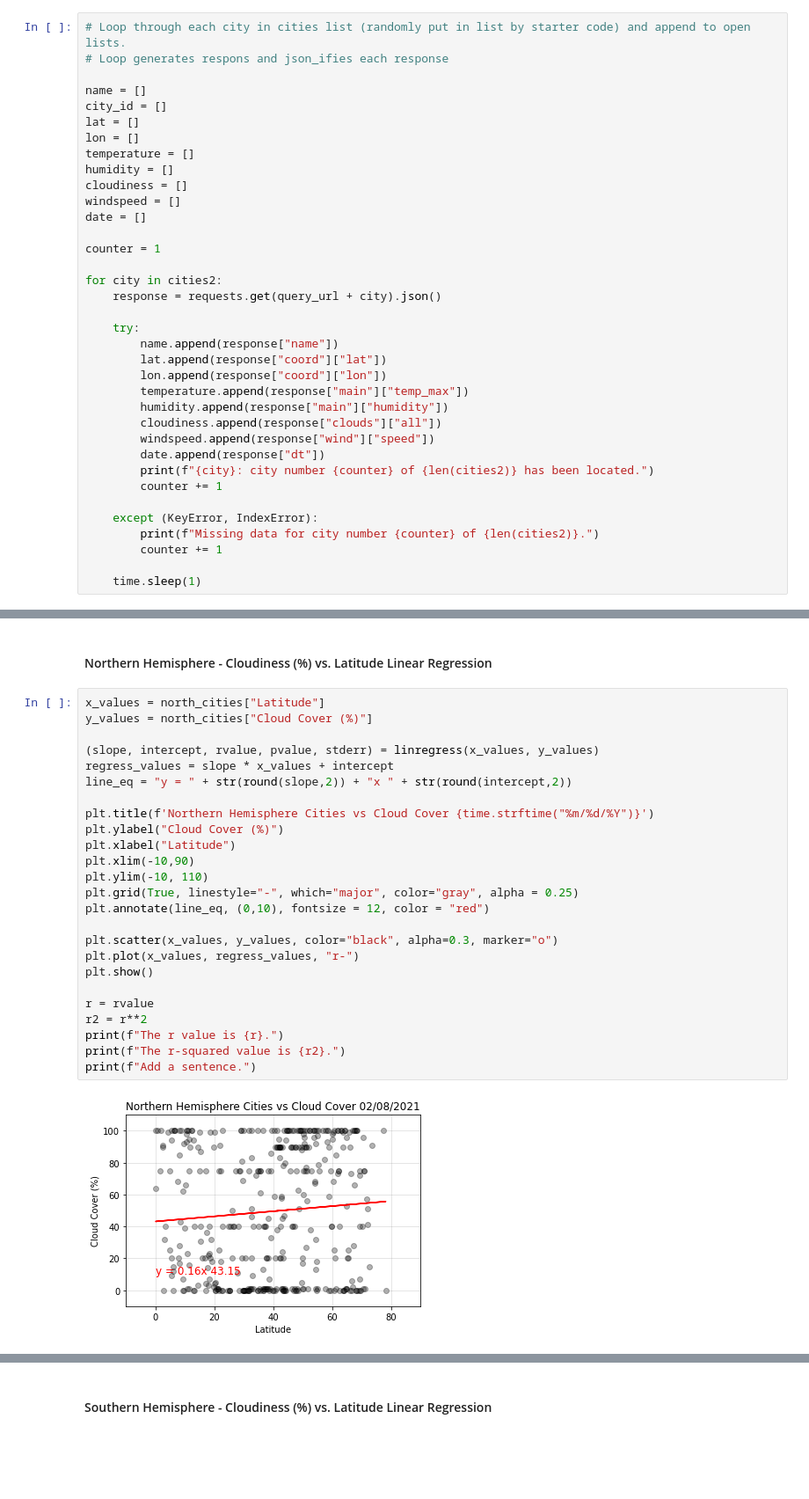
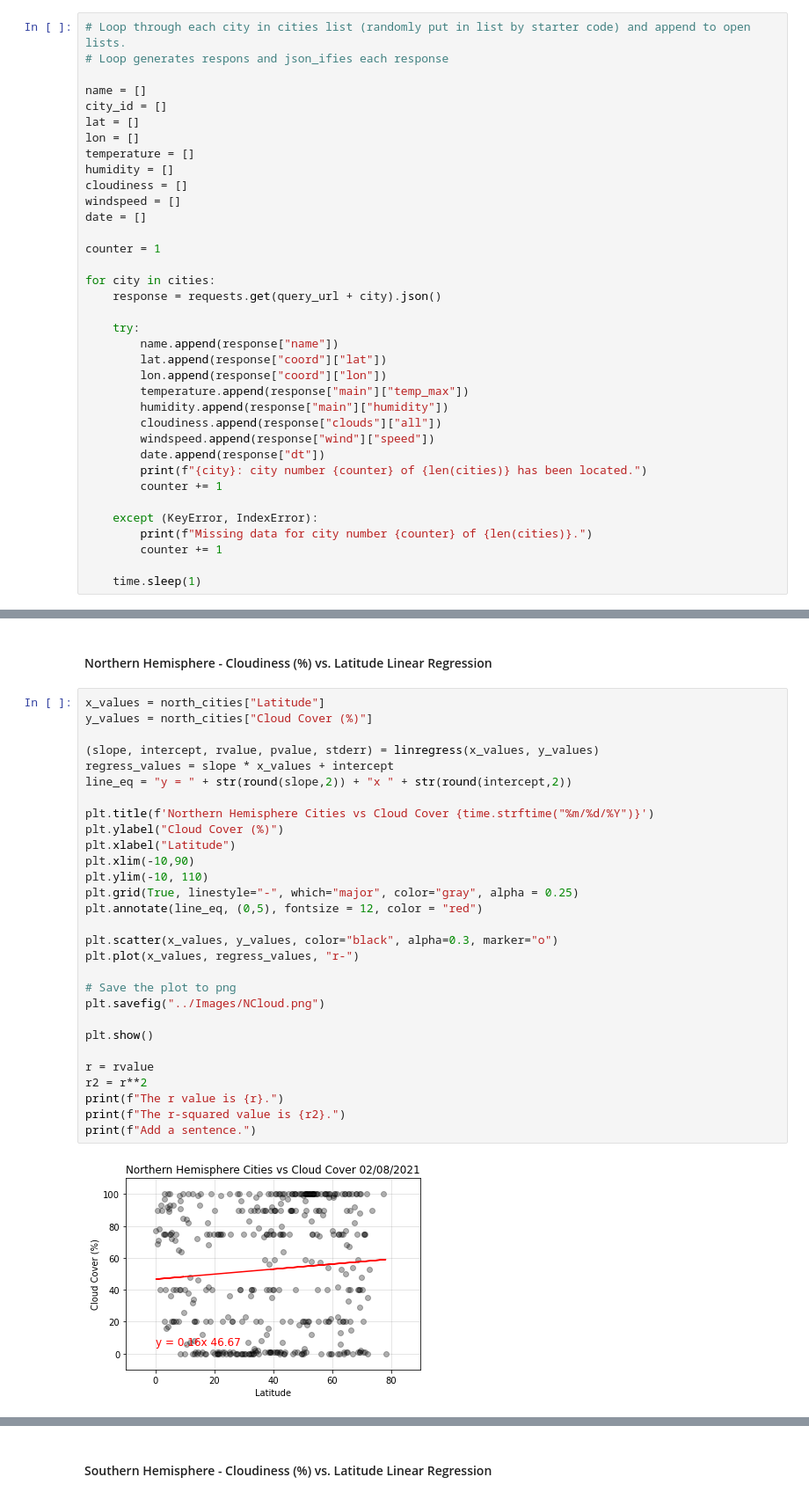
Before and after one commit to klharp/Python-API-WeatherPy-VacationPy, a Jupyter notebook: WeatherPY/WeatherPy.ipynb, the cells around one changed output, grey strips where cells are left out. Shown at 88% size. Cells and saved outputs as stored; diff of their text form; blank space fills up the shorter version.

Commit message:
png and csv export complete, ran all cities

```diff
--- a/WeatherPY/WeatherPy.ipynb
+++ b/WeatherPY/WeatherPy.ipynb
@@ -88,7 +72,7 @@ date = []
 
 counter = 1
 
-for city in cities2:
+for city in cities:
     response = requests.get(query_url + city).json()
 
     try:
@@ -100,11 +84,11 @@ for city in cities2:
         cloudiness.append(response["clouds"]["all"])
         windspeed.append(response["wind"]["speed"])
         date.append(response["dt"])
-        print(f"{city}: city number {counter} of {len(cities2)} has been located.")
+        print(f"{city}: city number {counter} of {len(cities)} has been located.")
         counter += 1
 
     except (KeyError, IndexError):
-        print(f"Missing data for city number {counter} of {len(cities2)}.")
+        print(f"Missing data for city number {counter} of {len(cities)}.")
         counter += 1
 
     time.sleep(1)
@@ -395,27 +410,31 @@ Add a sentence.
 # %%
 x_values = north_cities["Latitude"]
 y_values = north_cities["Cloud Cover (%)"]
 
 (slope, intercept, rvalue, pvalue, stderr) = linregress(x_values, y_values)
 regress_values = slope * x_values + intercept
 line_eq = "y = " + str(round(slope,2)) + "x " + str(round(intercept,2))
 
 plt.title(f'Northern Hemisphere Cities vs Cloud Cover {time.strftime("%m/%d/%Y")}')
 plt.ylabel("Cloud Cover (%)")
 plt.xlabel("Latitude")
 plt.xlim(-10,90)
 plt.ylim(-10, 110)
 plt.grid(True, linestyle="-", which="major", color="gray", alpha = 0.25)
-plt.annotate(line_eq, (0,10), fontsize = 12, color = "red")
+plt.annotate(line_eq, (0,5), fontsize = 12, color = "red")
 
 plt.scatter(x_values, y_values, color="black", alpha=0.3, marker="o")
 plt.plot(x_values, regress_values, "r-")
+
+# Save the plot to png
+plt.savefig("../Images/NCloud.png")
+
 plt.show()
 
 r = rvalue
 r2 = r**2
 print(f"The r value is {r}.")
 print(f"The r-squared value is {r2}.")
 print(f"Add a sentence.")
 # %% [output]
-[figure, old version]
+[figure, new version]
```
Also changed, not shown: parts of 24 cells of this notebook, 13 other files.
